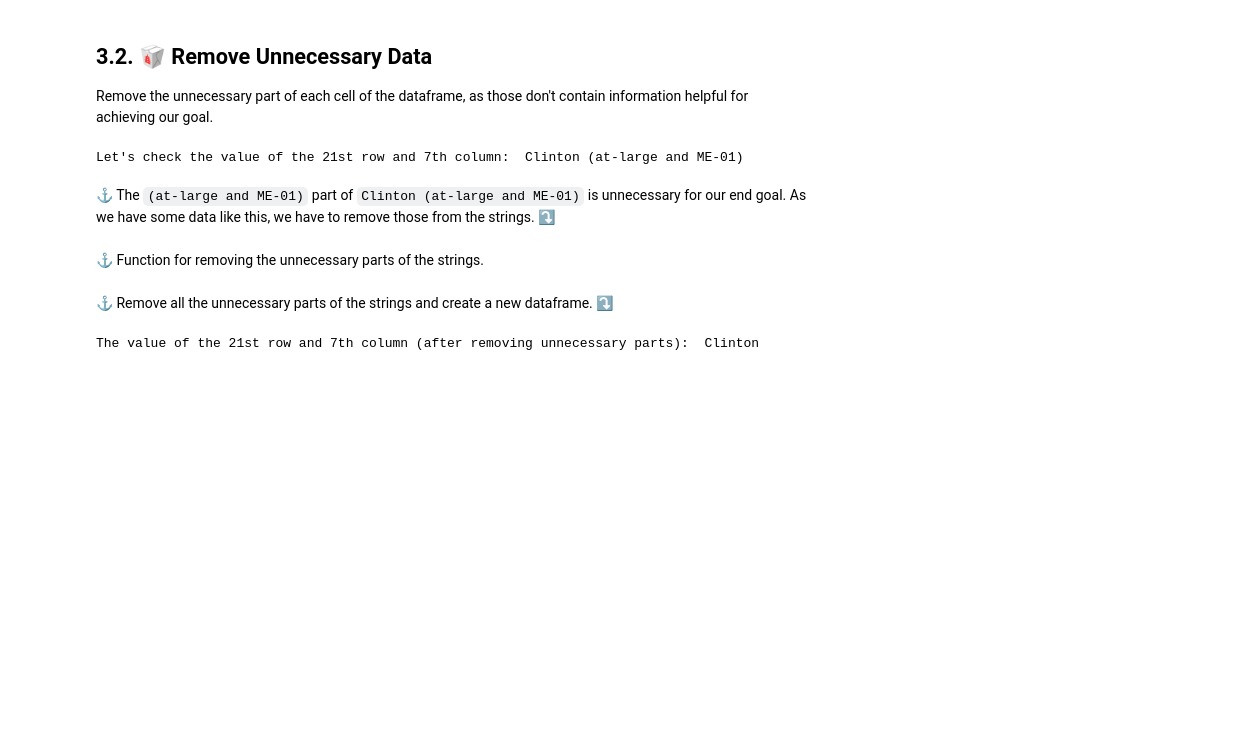
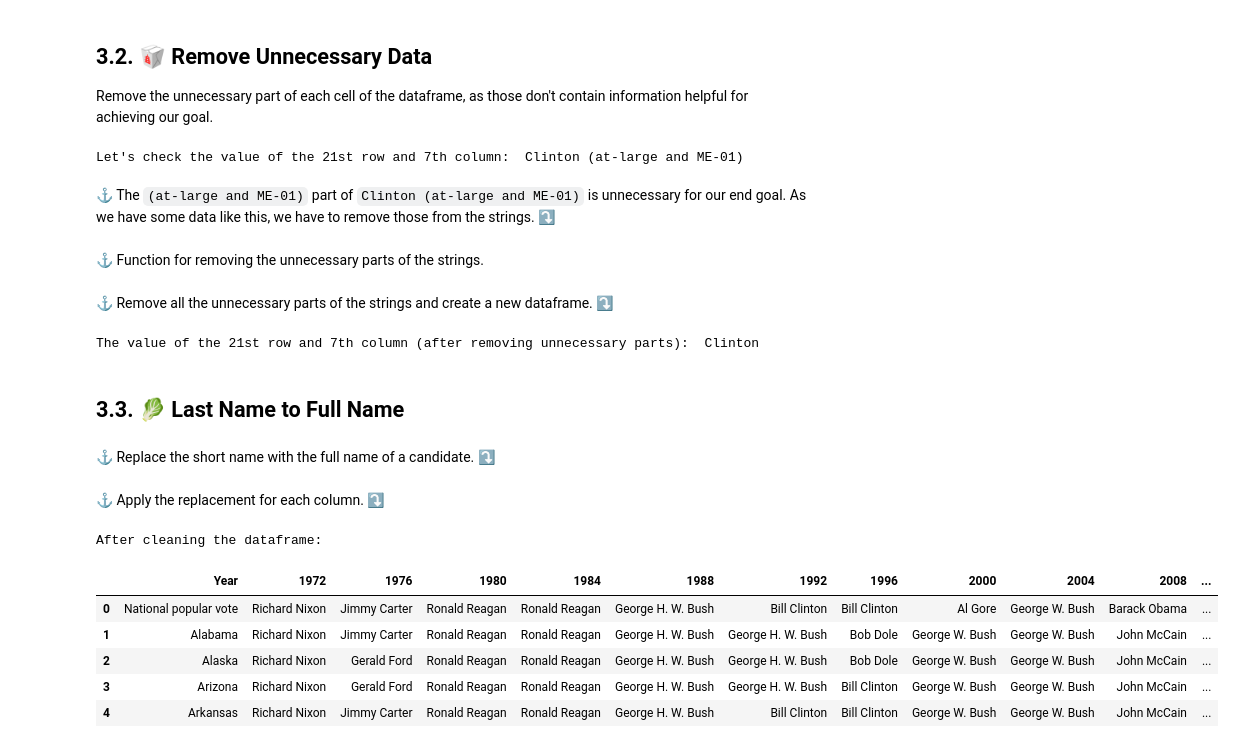
Before and after one commit to MYTE21/Red.Blue.States, a Jupyter notebook: notebooks/data_cleaning.ipynb, the cells around one changed output. Saved outputs shown, nothing was run; the diff lists cells and outputs as text; code cells hidden in the pictures; blank space fills up the shorter version.

Commit message:
data cleaning done.

```diff
--- a/notebooks/data_cleaning.ipynb
+++ b/notebooks/data_cleaning.ipynb
@@ -20,6 +20,7 @@ from data import data
 Get the 🇺🇸 US Presidential Elections by States data.
 # %%
 states_dataframe_path = data.get_dataset_path("rbs", "raw", "us_presidential_elections_by_states", 1)
+candidate_dataframe_path = data.get_dataset_path("rbs", "raw", "us_presidential_elections_candidate", 1)
 # %%
 states_dataframe = pd.read_csv(states_dataframe_path)
 
@@ -33,3 +34,8 @@ The first five records of the dataframe:
 | 2 | Alaska | Nixon | Ford | Reagan | Reagan | Bush | Bush | Dole | Bush | Bush | McCain | ... |
 | 3 | Arizona | Nixon | Ford | Reagan | Reagan | Bush | Bush | Clinton | Bush | Bush | McCain | ... |
 | 4 | Arkansas | Nixon | Carter | Reagan | Reagan | Bush | Clinton | Clinton | Bush | Bush | McCain | ... |
+# %%
+candidate_dataframe = pd.read_csv(candidate_dataframe_path)
+
+print("The first five records of the candidate dataframe: \n")
+candidate_dataframe.head()
@@ -108,3 +119,47 @@ clean_states_dataframe = states_dataframe.map(remove_unnecessary_strings)
 print("The value of the 21st row and 7th column (after removing unnecessary parts): ", clean_states_dataframe.iloc[20, 6])
 # %% [output]
 The value of the 21st row and 7th column (after removing unnecessary parts):  Clinton
+# %% [markdown]
+## 3.3. 🥬 Last Name to Full Name
+# %% [markdown]
+⚓️ Replace the short name with the full name of a candidate. ⤵️
+# %%
+def replace_with_full_name(name: str, democratic: str, republican: str) -> str:
+    """
+    Replace a short candidate name with the full name if it matches a Democratic or Republican candidate.
+    Parameters:
+        - name (str): A short name of the candidate.
+        - democratic (str): The full name of the Democratic candidate for a specific year.
+        - republican (str): The full name of the Republican candidate for the same year.
+    Returns:
+        - str: The full candidate name if the short name is a substring of either candidate;
+             otherwise, returns the original cell value.
+    """
+    if isinstance(name, str):
+        if name in democratic:
+            return democratic
+        elif name in republican:
+            return republican
+
+    return name
+# %% [markdown]
+⚓️ Apply the replacement for each column. ⤵️
+# %%
+for column in candidate_dataframe.columns:
+    democratic_candidate = candidate_dataframe.loc[0, column]
+    republican_candidate = candidate_dataframe.loc[1, column]
+
+    clean_states_dataframe[column] = clean_states_dataframe[column].apply(
+        lambda cell: replace_with_full_name(cell, democratic_candidate, republican_candidate)
+    )
+# %%
+print("After cleaning the dataframe: \n")
+clean_states_dataframe.head()
+# %% [output]
+After cleaning the dataframe:
+|  | Year | 1972 | 1976 | 1980 | 1984 | 1988 | 1992 | 1996 | 2000 | 2004 | 2008 | ... |
+| 0 | National popular vote | Richard Nixon | Jimmy Carter | Ronald Reagan | Ronald Reagan | George H. W. Bush | Bill Clinton | Bill Clinton | Al Gore | George W. Bush | Barack Obama | ... |
+| 1 | Alabama | Richard Nixon | Jimmy Carter | Ronald Reagan | Ronald Reagan | George H. W. Bush | George H. W. Bush | Bob Dole | George W. Bush | George W. Bush | John McCain | ... |
+| 2 | Alaska | Richard Nixon | Gerald Ford | Ronald Reagan | Ronald Reagan | George H. W. Bush | George H. W. Bush | Bob Dole | George W. Bush | George W. Bush | John McCain | ... |
+| 3 | Arizona | Richard Nixon | Gerald Ford | Ronald Reagan | Ronald Reagan | George H. W. Bush | George H. W. Bush | Bill Clinton | George W. Bush | George W. Bush | John McCain | ... |
+| 4 | Arkansas | Richard Nixon | Jimmy Carter | Ronald Reagan | Ronald Reagan | George H. W. Bush | Bill Clinton | Bill Clinton | George W. Bush | George W. Bush | John McCain | ... |
```
Also changed, not shown: parts of 14 cells of this notebook, 1 other file.
